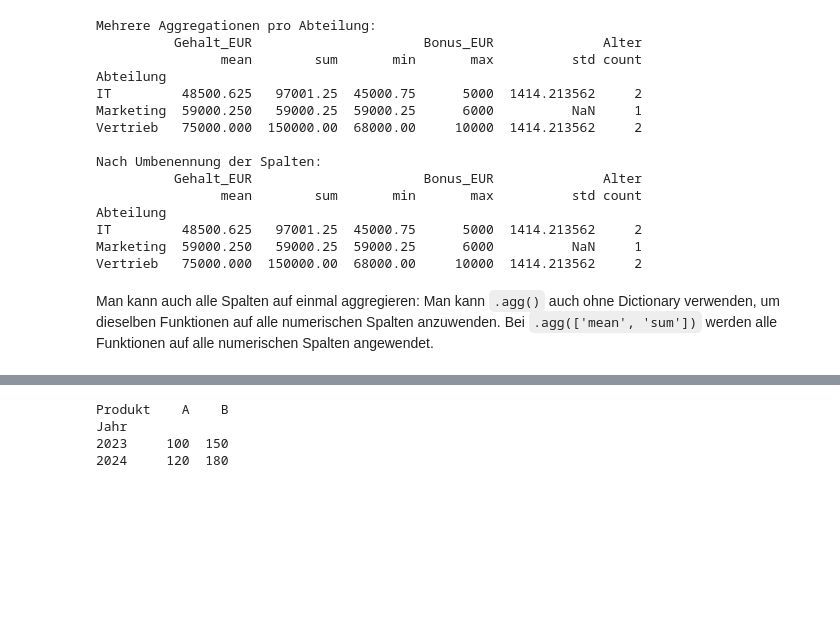
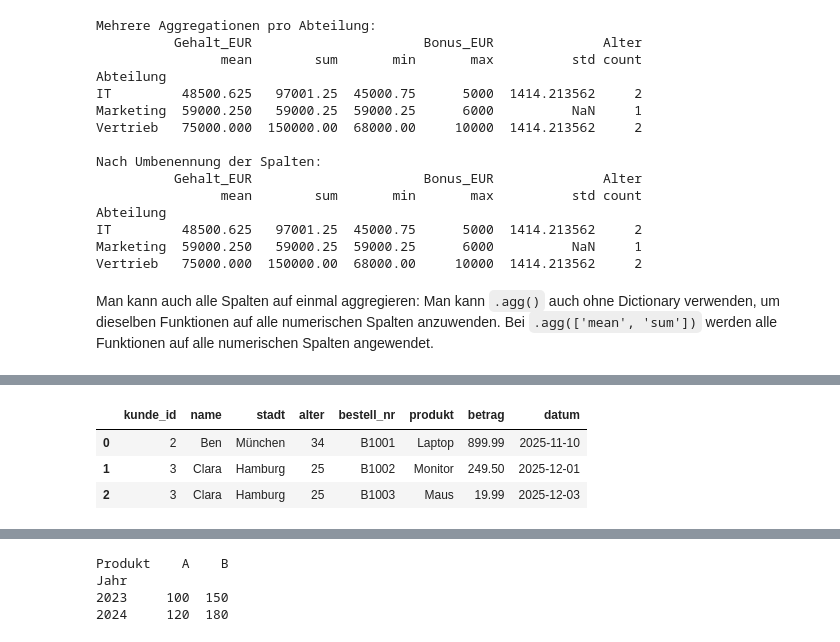
Before and after one commit to EikeSuemper/Meine-Lernreise-Aktuariat-QuantFinance, a Jupyter notebook: 01_Grundlagen/Python/Datenmanipulation_mit_pandas.ipynb, the cells around one changed output, grey strips where cells are left out. Cells and saved outputs as stored; diff of their text form; code cells hidden in the pictures; blank space fills up the shorter version.

Commit message:
Add files via upload
Neuer Lernfortschritt im Bereich Merge Funktion (inner merge)

```diff
--- a/01_Grundlagen/Python/Datenmanipulation_mit_pandas.ipynb
+++ b/01_Grundlagen/Python/Datenmanipulation_mit_pandas.ipynb
@@ -515,0 +506,19 @@ Dabei darf jede Kombination aus Index und Spalten nur genau einen Wert besitzen.
+# %%
+import pandas as pd
+
+df1 = pd.DataFrame({
+    'kunde_id': [1, 2, 3, 4, 5],
+    'name': ['Anna', 'Ben', 'Clara', 'David', 'Emma'],
+    'stadt': ['Berlin', 'München', 'Hamburg', 'Köln', 'Leipzig'],
+    'alter': [28, 34, 25, 41, 30]
+})
+print(df1)
+
+df2 = pd.DataFrame({
+    'kunde_id': [2, 3, 3, 6, 7],
+    'bestell_nr': ['B1001', 'B1002', 'B1003', 'B1004', 'B1005'],
+    'produkt': ['Laptop', 'Monitor', 'Maus', 'Tastatur', 'Headset'],
+    'betrag': [899.99, 249.50, 19.99, 79.90, 149.00],
+    'datum': ['2025-11-10', '2025-12-01', '2025-12-03', '2026-01-15', '2026-02-20']
+})
+print(df2)
@@ -515,0 +538,7 @@ Dabei darf jede Kombination aus Index und Spalten nur genau einen Wert besitzen.
+# %%
+df1.merge(df2) # inner merge wird standardmäßig auf die erste Spalte des linken Datensets ausgeführt.
+# %% [output]
+|  | kunde_id | name | stadt | alter | bestell_nr | produkt | betrag | datum |
+| 0 | 2 | Ben | München | 34 | B1001 | Laptop | 899.99 | 2025-11-10 |
+| 1 | 3 | Clara | Hamburg | 25 | B1002 | Monitor | 249.50 | 2025-12-01 |
+| 2 | 3 | Clara | Hamburg | 25 | B1003 | Maus | 19.99 | 2025-12-03 |
```
Also changed, not shown: parts of 8 cells of this notebook.
